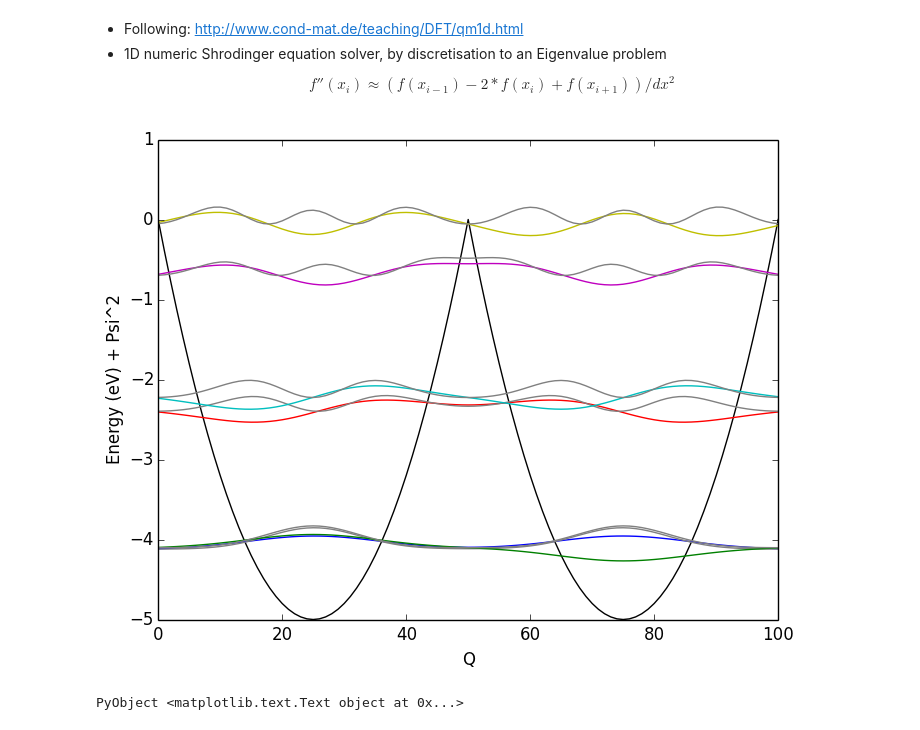
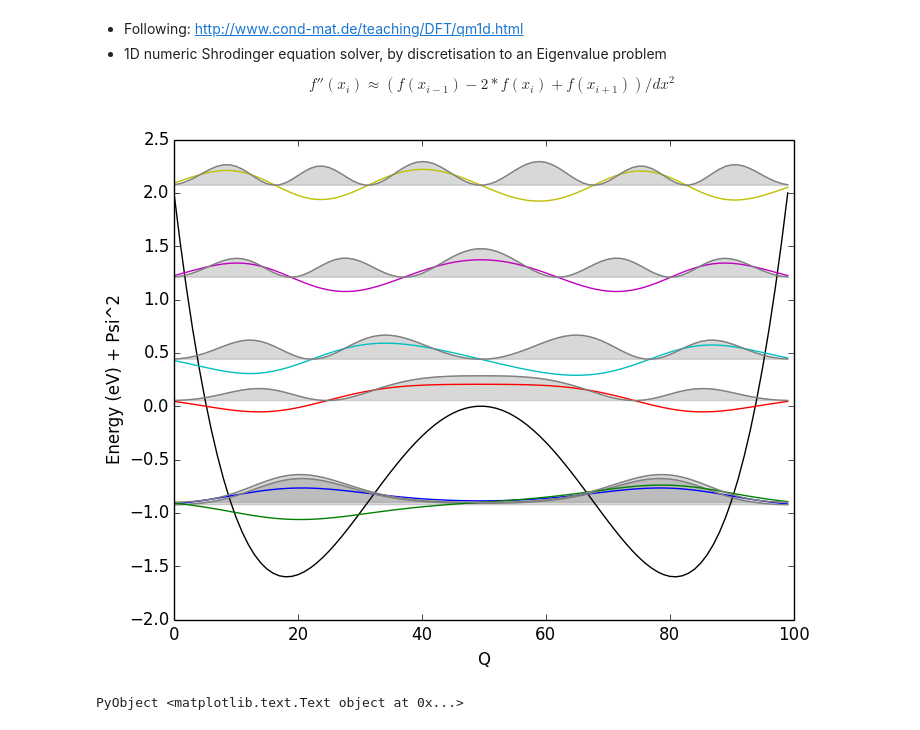
Before and after one commit to jarvist/ijulia-notebooks, a Jupyter notebook: 2015-07 - 1D Schr. solver.ipynb, the cells around one changed output. Drawn from its saved outputs; the diff is of its cells as text; code cells hidden in the pictures.

Commit message:
Added double well potential; taking towards a QHO

```diff
--- a/2015-07 - 1D Schr. solver.ipynb
+++ b/2015-07 - 1D Schr. solver.ipynb
@@ -17,42 +17,44 @@ using PyPlot
 function TISH(V,N=99,n=3)
     plot([V(r) for r in -1.0:2/N:1.0],color="black")    # Potential energy curve
 
-    dx=10/(N-1)
+    dx=11/(N-1) # effectively a Kinetic-Energy term, deciding how closely spaced the energy levels
 
     # PE terms on the trace
     diagonal = [(2.0/dx^2 + V(r))::Float64 for r in -1.0:2/N:1.0]
 
     # KE terms on the tridiagonals
     updiagonal = [(-1/dx^2)::Float64 for r in 1:N]
     H =diagm(diagonal,0) + diagm(updiagonal,1) + diagm(updiagonal,-1)
 
     # And solve with dense eigensolvers
     evals,evec=eig(H)
 
     # This many eigenenergies
     for i in 1:n
         # Ψ ; the wavefunction, offset by the eigenvalue
         plot(evec[:,i]+evals[i])
-        plot(10.*evec[:,i].^2+evals[i],color="grey")
+        plot(10.*evec[:,i].^2+evals[i],color="grey") # Ψ^2 , the Prob. density, plotted grey
+        fill_between(0:N,evals[i],evals[i]+10*evec[:,i].^2,color="grey",alpha=0.3)#evals[i],10.*evec[:,i].^2+evals[i])
     end
 end
 
 #V(r)=-3/abs(r) #- q^2/()   #... ish
-V(r)=1E-3*r^2  # Harmonic well
+#V(r)=1E-3*r^2  # Harmonic well
 #V(r)=0 # infinite well pot.
 #V(r)= 0.01*r^2+0.1*r  # an-Harmonic well
 
 
 #TISH(r->r^2) # Harmonic well
 #TISH(r->0) # Infinite well potential.
 #TISH(r->3*r^2+r)
 #TISH(r->-0.1/abs(r)) # Atom like - 1/r Coulomb potential
-TISH(r->20*r^2-20*abs(r),100,6) # Pretty crummy mexican hat
+#TISH(r->20*r^2-20*abs(r),100,6) # Pretty crummy mexican hat
+TISH(r->10*r^4-8*r^2,99,6)
 
 xlabel("Q")
 ylabel("Energy (eV) + Psi^2")
 # %% [output]
-[figure, old version]
+[figure, new version]
 PyObject <matplotlib.text.Text object at 0x...>
 # %%
 plot(10.0*evec[:,1].^2)
```
